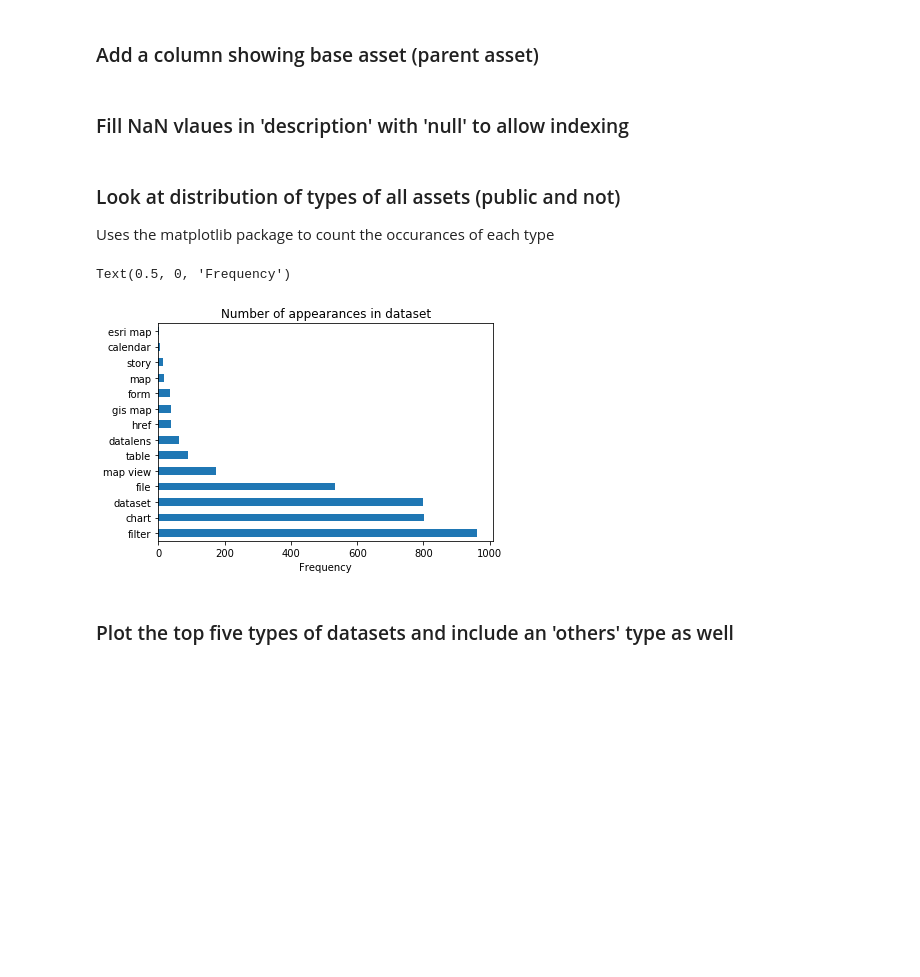
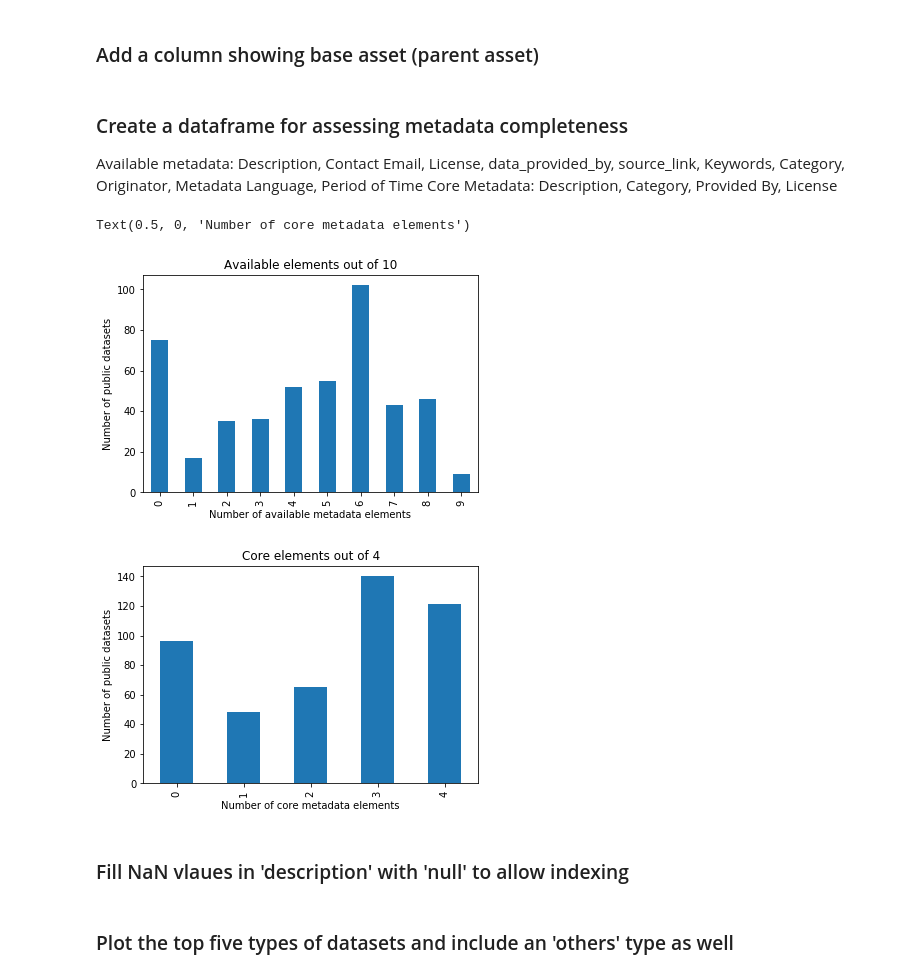
Before and after one commit to OpenDataLiteracy/WSL-AMF, a Jupyter notebook: portal-dashboard/WA-Portal.ipynb, the cells around one changed output. Drawn from its saved outputs; the diff is of its cells as text; code cells hidden in the pictures; blank space fills up the shorter version.

```diff
--- a/portal-dashboard/WA-Portal.ipynb
+++ b/portal-dashboard/WA-Portal.ipynb
@@ -134,24 +105,68 @@ df['allParentUid'].fillna(df['parentUid'], inplace=True) #This works replacing N
 df.loc[(pd.isnull(df.allParentUid)), 'allParentUid'] = df.uid #This works to put all the uids into allParentUid- but is this just a copy?
 
 #df.head()
+# %% [markdown]
+### Create a dataframe for assessing metadata completeness
+Available metadata: Description, Contact Email, License, data_provided_by, source_link, Keywords, Category, Originator, Metadata Language, Period of Time
+Core Metadata: Description, Category, Provided By, License
+# %%
+#Available metadata dataframe of public datasets
+metadf = df[df['type'] == 'dataset']
+metadf = metadf[metadf['public'] == 1]
+metadf = metadf[["uid",
+"description",
+"category",
+"keywords",
+"contactEmail",
+"license",
+"data_provided_by",
+"periodOfTime",
+"postingFreq",
+"originator"]]
+
+#Count number of available metadata fields filled (not NaN)(and subtract the uid)
+ametadf = metadf.count(axis='columns')-1
+ametadf = pd.DataFrame({'origIndex':ametadf.index, 'counts':ametadf.values}) #Converts the series to a dataframe
+
+ametadf = ametadf.counts.value_counts() #uses matlibplot to count rows for each count
+
+ametadf = pd.DataFrame({'numElements':ametadf.index, 'counts':ametadf.values}) #Converts the series to a dataframe
+ametadf = ametadf.sort_values('numElements',ascending=True) #sort the rows
+
+#plot the counts
+ametadf.plot(y='counts', kind='bar', x='numElements', legend=False, title='Available elements out of 10')
+plt.ylabel('Number of public datasets') #Gets rid of the "Counts lable"
+plt.xlabel('Number of available metadata elements')
+
+
+#Core Metadata DataFrame
+cmetadf = metadf[["uid",
+"description",
+"category",
+"license",
+"data_provided_by"]]
+
+#Count number of core metadata elements filled (not NaN)(and subtract the uid)
+cmetadf = cmetadf.count(axis='columns')-1
+cmetadf = pd.DataFrame({'origIndex':cmetadf.index, 'counts':cmetadf.values}) #Converts the series to a dataframe
+
+cmetadf = cmetadf.counts.value_counts() #uses matlibplot to count rows for each count
+
+cmetadf = pd.DataFrame({'numElements':cmetadf.index, 'counts':cmetadf.values}) #Converts the series to a dataframe
+cmetadf = cmetadf.sort_values('numElements',ascending=True) #sort the rows
+
+#plot the counts
+cmetadf.plot(y='counts', kind='bar', x='numElements', legend=False, title='Core elements out of 4')
+plt.ylabel('Number of public datasets') #Gets rid of the "Counts lable"
+plt.xlabel('Number of core metadata elements')
+# %% [output]
+Text(0.5, 0, 'Number of core metadata elements')
+[figure, added]
+[figure, added]
 # %% [markdown]
 ### Fill NaN vlaues in 'description' with 'null' to allow indexing
 # %%
 df['description'].fillna('null', inplace=True)
-# %% [markdown]
-### Look at distribution of types of all assets (public and not)
-Uses the matplotlib package to count the occurances of each type
-# %%
-#mask = df[df['public'] == 1] #public is boolean so it 1=true
-#plot = mask.plot.pie(y='type', figsize=(5, 5))
-
-#Plot a histogram of frequencies
-df.type.value_counts().plot(kind='barh')
-plt.title('Number of appearances in dataset')
-plt.xlabel('Frequency')
-# %% [output]
-Text(0.5, 0, 'Frequency')
-[figure, removed]
 # %% [markdown]
 ### Plot the top five types of datasets and include an 'others' type as well
 # %%
```
Also changed, not shown: parts of 14 cells of this notebook.
